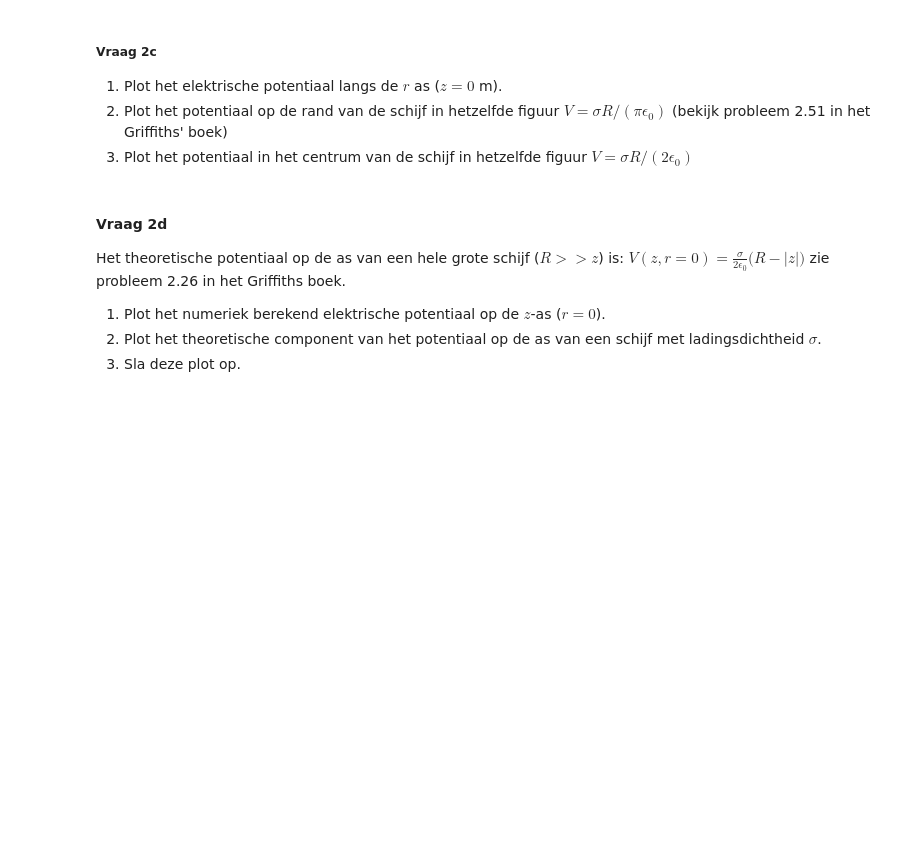
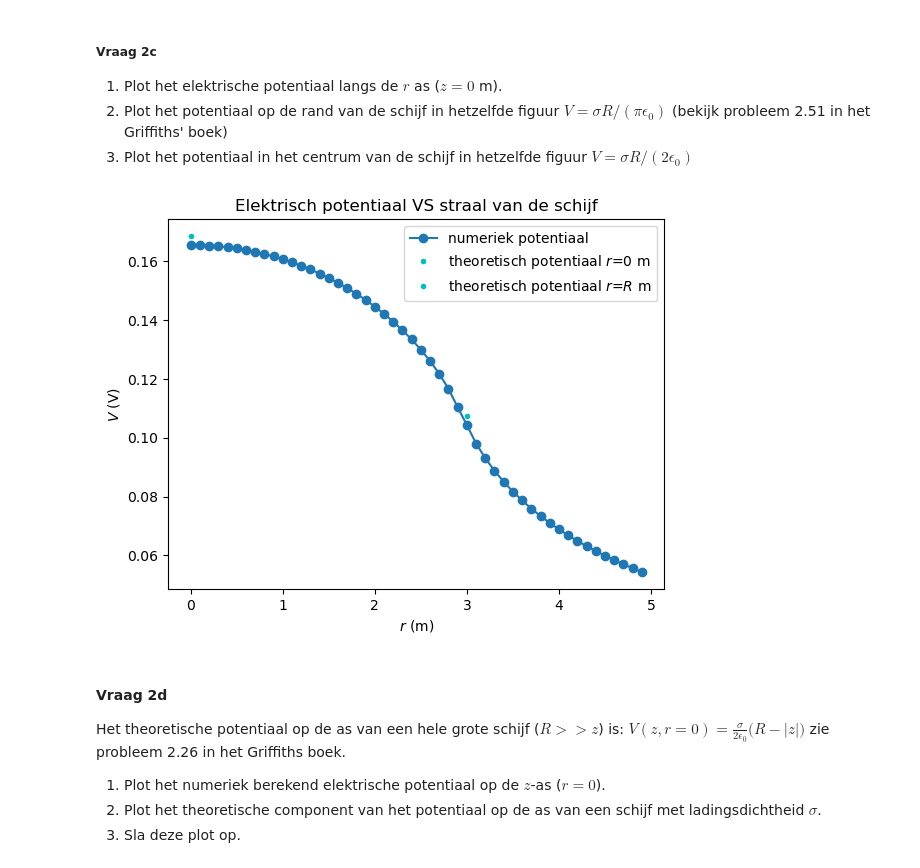
Before and after one commit to NNynke/DEF-D-assignments-N, a Jupyter notebook: DigitaleOntwerpopdrachten/1CondensatorOpdracht/CondensatorOntwerpopdracht.ipynb, the cells around one changed output. Drawn from its saved outputs; the diff is of its cells as text; code cells hidden in the pictures; blank space fills up the shorter version.

```diff
--- a/DigitaleOntwerpopdrachten/1CondensatorOpdracht/CondensatorOntwerpopdracht.ipynb
+++ b/DigitaleOntwerpopdrachten/1CondensatorOpdracht/CondensatorOntwerpopdracht.ipynb
@@ -242,20 +259,25 @@ print(rf"De ladingsdichtheid is {sigma:.2e} C/m^2.")
 3. Plot het potentiaal in het centrum van de schijf in hetzelfde figuur $V = \sigma R/(2 \epsilon_0)$
 # %%
 # Vul deze code aan zodat deze vraag 2.3 beantwoord.
-idx_z_zero =
+idx_z_zero = 50
 
-V_0 =  # potentiaal op r = 0
+V_z_zero = V[idx_z_zero,:]
 
-V_R =  # potentiaal op de straal van de schijf
-r_R =  # straal van de schijf
+V_0 = (sigma * disk_radius)/(2 * epsilon0) # potentiaal op r = 0
 
-plt.title(f"Jullie titel")
-plt.plot(r, V, "o-", label="numeriek potentiaal")
+V_R = (sigma * disk_radius)/(np.pi * epsilon0) # potentiaal op de straal van de schijf
+r_R =  disk_radius # straal van de schijf
+
+plt.title(f"Elektrisch potentiaal VS straal van de schijf")
+plt.plot(r, V_z_zero, "o-", label="numeriek potentiaal")
 plt.plot(0, V_0, "c.", label="theoretisch potentiaal $r$=0 m")
 plt.plot(r_R, V_R, "c.", label="theoretisch potentiaal $r$=$R$ m")
 plt.legend()
-plt.xlabel("Een relevante eenheid")
-plt.ylabel("Een relevante eenheid")
+plt.xlabel("$r$ (m)")
+plt.ylabel("$V$ (V)")
+plt.show()
+# %% [output]
+[figure, added]
 # %% [markdown]
 #### Vraag 2d
 
```
Also changed, not shown: parts of 12 cells of this notebook, 4 other files.
